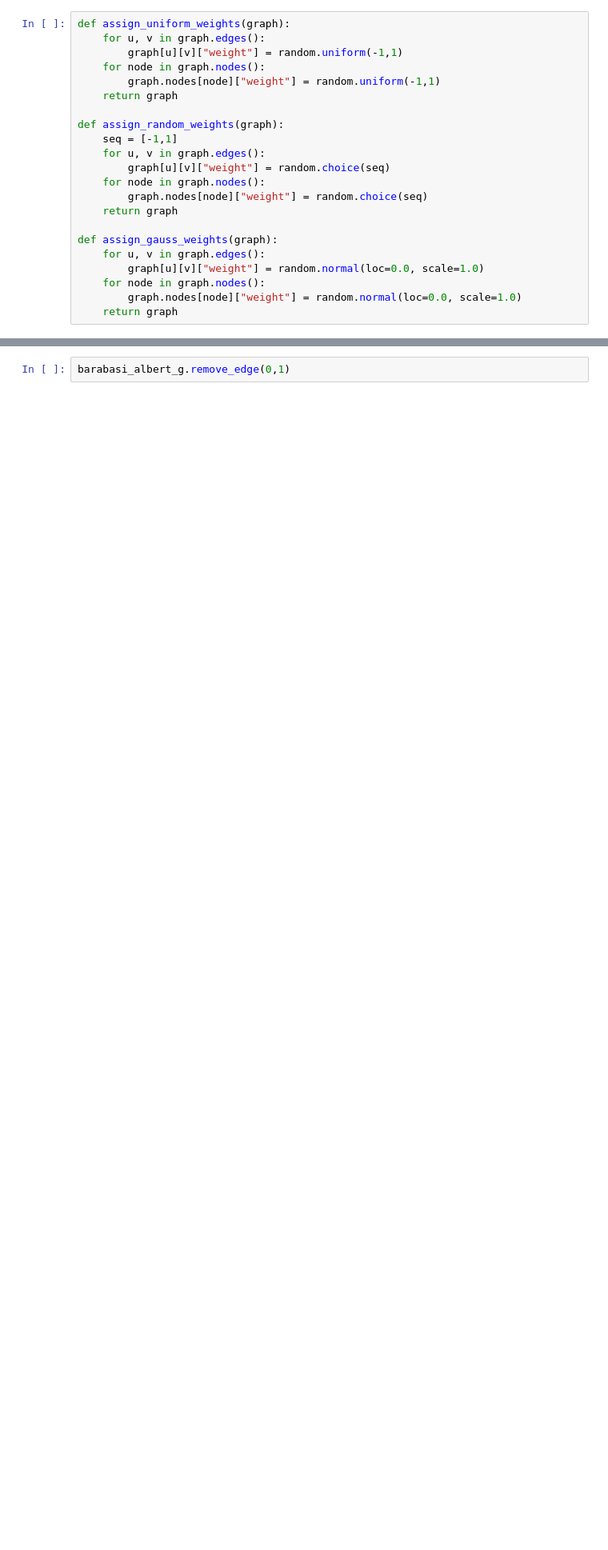
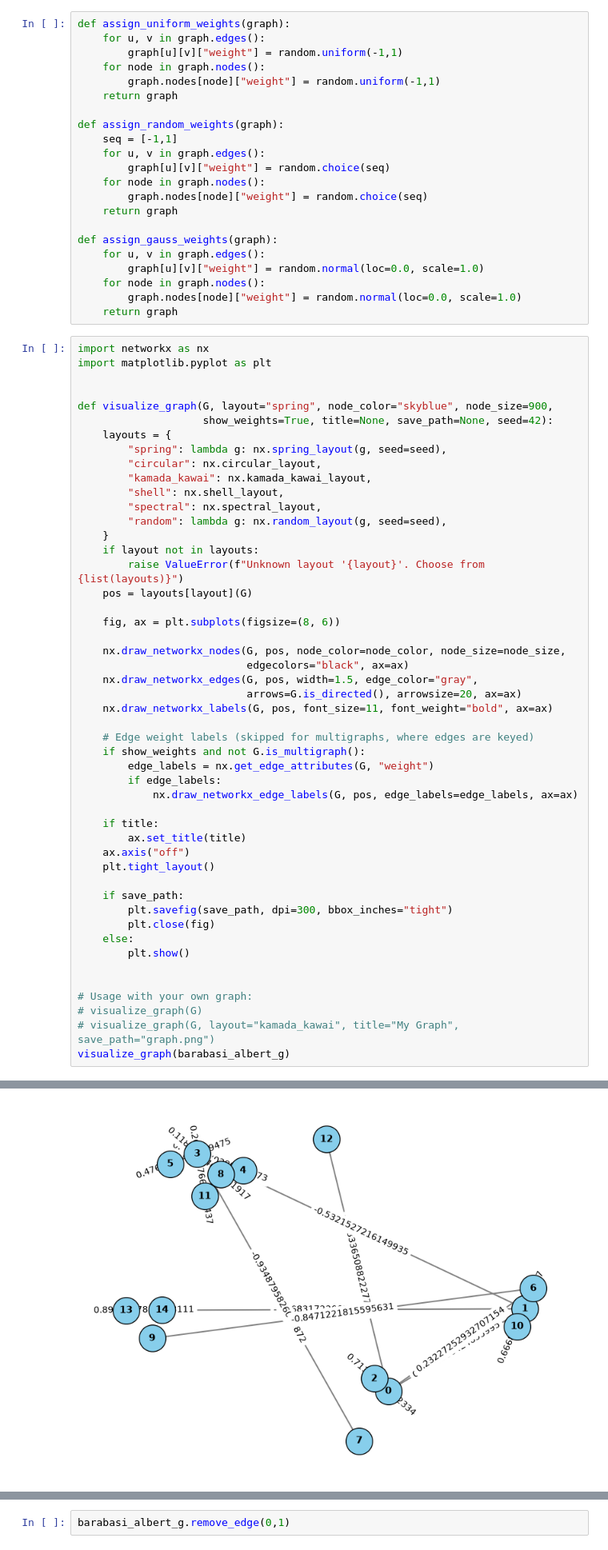
Before and after one commit to Excalibur1224/quantum, a Jupyter notebook: final_project/final_1.ipynb, the cells around one changed output, grey strips where cells are left out. Shown at 80% size. Saved outputs shown, nothing was run; the diff lists cells and outputs as text; blank space fills up the shorter version.

```diff
--- a/final_project/final_1.ipynb
+++ b/final_project/final_1.ipynb
@@ -44,3 +109,53 @@ def assign_gauss_weights(graph):
     for node in graph.nodes():
         graph.nodes[node]["weight"] = random.normal(loc=0.0, scale=1.0)
     return graph
+# %%
+import networkx as nx
+import matplotlib.pyplot as plt
+
+
+def visualize_graph(G, layout="spring", node_color="skyblue", node_size=900,
+                    show_weights=True, title=None, save_path=None, seed=42):
+    layouts = {
+        "spring": lambda g: nx.spring_layout(g, seed=seed),
+        "circular": nx.circular_layout,
+        "kamada_kawai": nx.kamada_kawai_layout,
+        "shell": nx.shell_layout,
+        "spectral": nx.spectral_layout,
+        "random": lambda g: nx.random_layout(g, seed=seed),
+    }
+    if layout not in layouts:
+        raise ValueError(f"Unknown layout '{layout}'. Choose from {list(layouts)}")
+    pos = layouts[layout](G)
+
+    fig, ax = plt.subplots(figsize=(8, 6))
+
+    nx.draw_networkx_nodes(G, pos, node_color=node_color, node_size=node_size,
+                           edgecolors="black", ax=ax)
+    nx.draw_networkx_edges(G, pos, width=1.5, edge_color="gray",
+                           arrows=G.is_directed(), arrowsize=20, ax=ax)
+    nx.draw_networkx_labels(G, pos, font_size=11, font_weight="bold", ax=ax)
+
+    # Edge weight labels (skipped for multigraphs, where edges are keyed)
+    if show_weights and not G.is_multigraph():
+        edge_labels = nx.get_edge_attributes(G, "weight")
+        if edge_labels:
+            nx.draw_networkx_edge_labels(G, pos, edge_labels=edge_labels, ax=ax)
+
+    if title:
+        ax.set_title(title)
+    ax.axis("off")
+    plt.tight_layout()
+
+    if save_path:
+        plt.savefig(save_path, dpi=300, bbox_inches="tight")
+        plt.close(fig)
+    else:
+        plt.show()
+
+
+# Usage with your own graph:
+# visualize_graph(G)
+# visualize_graph(G, layout="kamada_kawai", title="My Graph", save_path="graph.png")
+visualize_graph(barabasi_albert_g)
+# %% [output]
@@ -47,3 +170,4 @@ def assign_gauss_weights(graph):
+[figure, added]
 # %%
 assign_uniform_weights(barabasi_albert_g)
 edges = barabasi_albert_g.edges(data=True)
```
Also changed, not shown: parts of 12 cells of this notebook.
